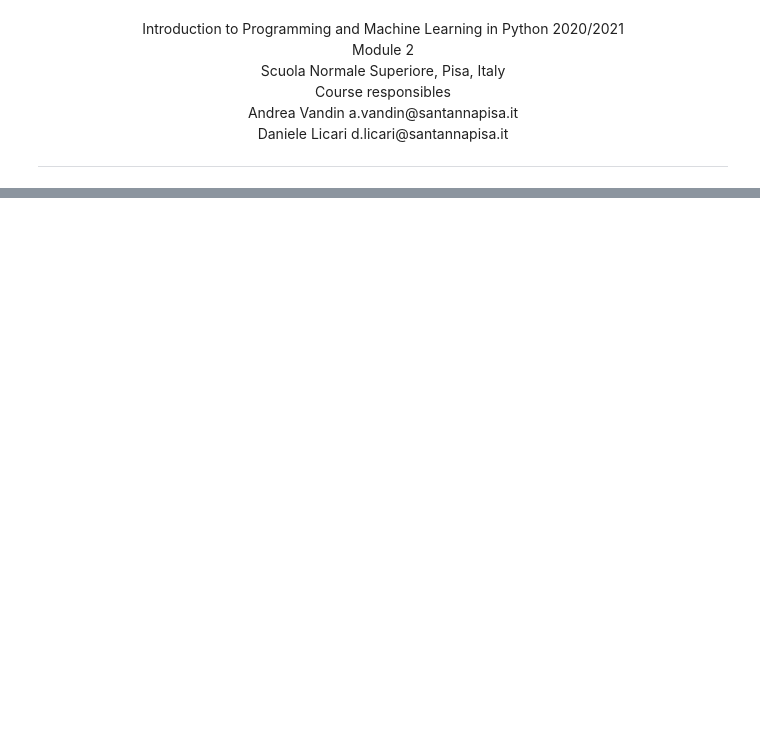
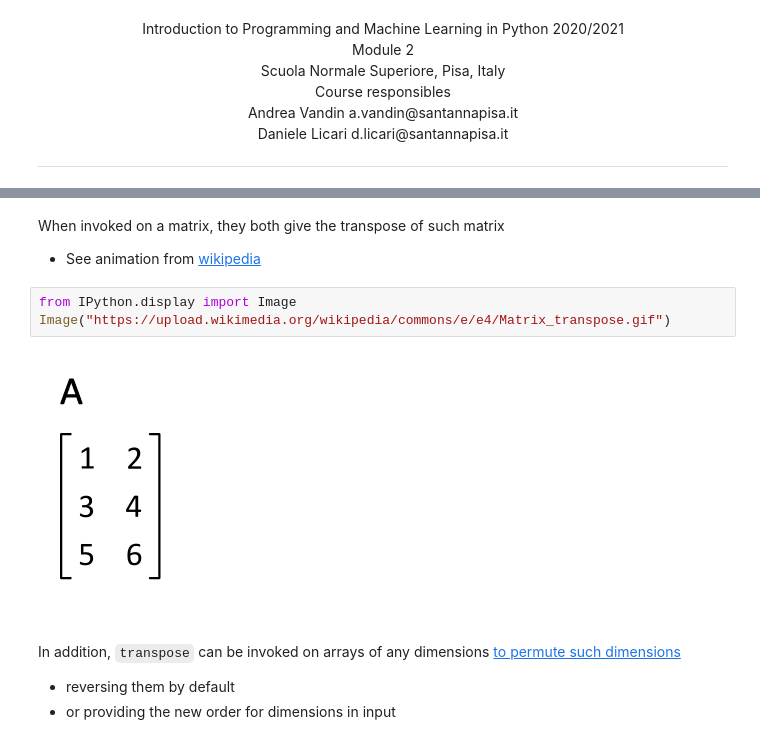
Before and after one commit to EMbeDS-education/SNS-IProML2021, a Jupyter notebook: jupyter/jupyterNotebooks/M2_01NumPy_Pandas.ipynb, the cells around one changed output, grey strips where cells are left out. Cells and saved outputs as stored; diff of their text form; blank space fills up the shorter version.

```diff
--- a/jupyter/jupyterNotebooks/M2_01NumPy_Pandas.ipynb
+++ b/jupyter/jupyterNotebooks/M2_01NumPy_Pandas.ipynb
@@ -122,0 +649,12 @@ dtype: int64
+# %% [markdown]
+When invoked on a matrix, they both give the transpose of such matrix
+- See animation from [wikipedia](https://en.wikipedia.org/wiki/Transpose)
+# %%
+from IPython.display import Image
+Image("https://upload.wikimedia.org/wikipedia/commons/e/e4/Matrix_transpose.gif")
+# %% [output]
+[figure, added]
+# %% [markdown]
+In addition, `transpose` can be invoked on arrays of any dimensions [to permute such dimensions](https://numpy.org/devdocs/reference/generated/numpy.transpose.html#numpy.transpose)
+- reversing them by default
+- or providing the new order for dimensions in input
```
Also changed, not shown: parts of 412 cells of this notebook.
